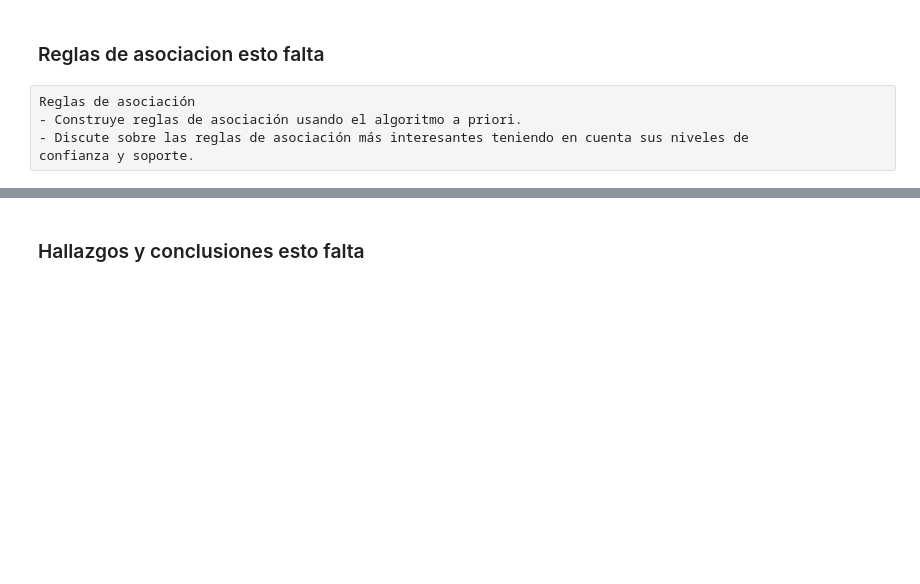
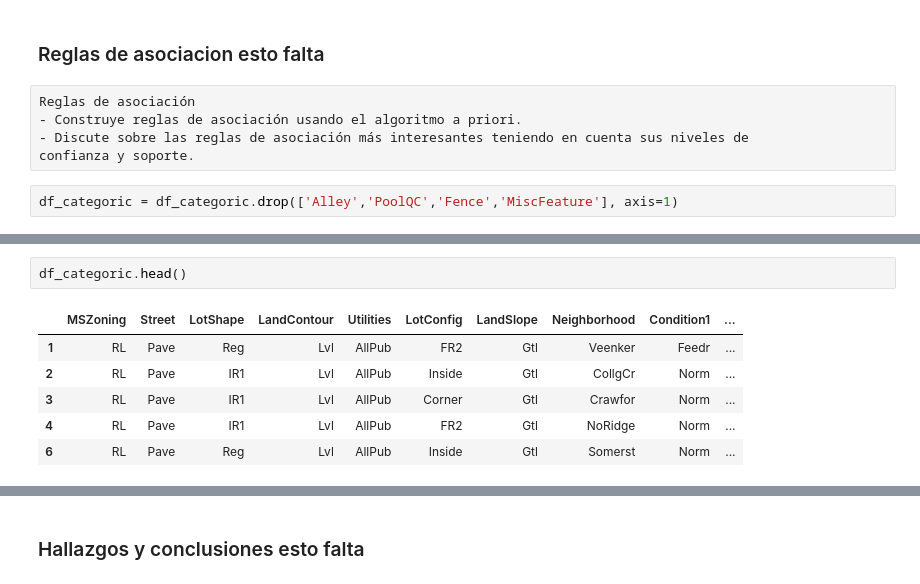
Before and after one commit to Mar19845/DataScience, a Jupyter notebook: LAB1/LAB1.ipynb, the cells around one changed output, grey strips where cells are left out. Drawn from its saved outputs; the diff is of its cells as text; blank space fills up the shorter version.

```diff
--- a/LAB1/LAB1.ipynb
+++ b/LAB1/LAB1.ipynb
@@ -299,3 +550,5 @@ Reglas de asociación
 - Construye reglas de asociación usando el algoritmo a priori.
 - Discute sobre las reglas de asociación más interesantes teniendo en cuenta sus niveles de
 confianza y soporte.
+# %%
+df_categoric = df_categoric.drop(['Alley','PoolQC','Fence','MiscFeature'], axis=1)
@@ -301,0 +577,9 @@ confianza y soporte.
+# %%
+df_categoric.head()
+# %% [output]
+|  | MSZoning | Street | LotShape | LandContour | Utilities | LotConfig | LandSlope | Neighborhood | Condition1 | ... |
+| 1 | RL | Pave | Reg | Lvl | AllPub | FR2 | Gtl | Veenker | Feedr | ... |
+| 2 | RL | Pave | IR1 | Lvl | AllPub | Inside | Gtl | CollgCr | Norm | ... |
+| 3 | RL | Pave | IR1 | Lvl | AllPub | Corner | Gtl | Crawfor | Norm | ... |
+| 4 | RL | Pave | IR1 | Lvl | AllPub | FR2 | Gtl | NoRidge | Norm | ... |
+| 6 | RL | Pave | Reg | Lvl | AllPub | Inside | Gtl | Somerst | Norm | ... |
```
Also changed, not shown: parts of 47 cells of this notebook, 1 other file.
